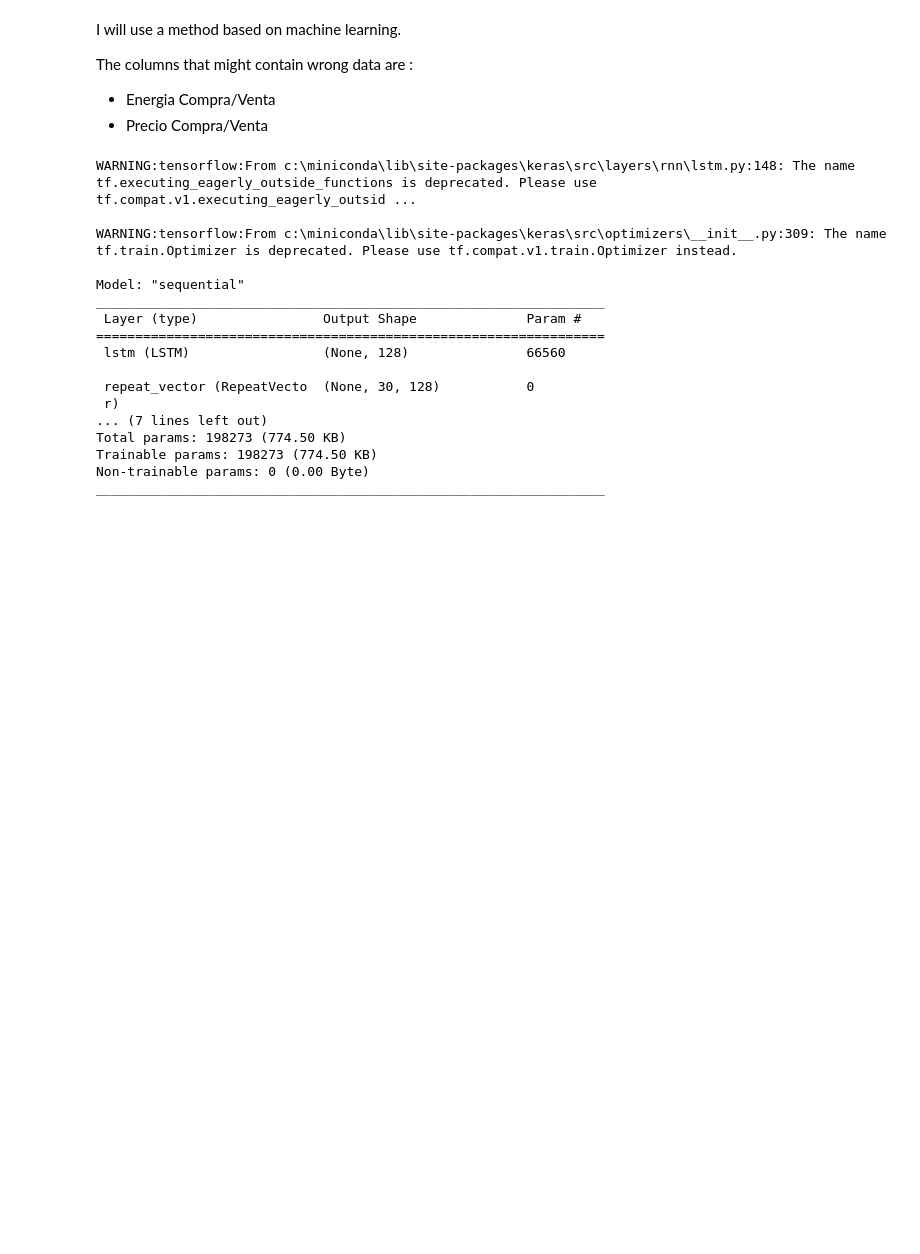
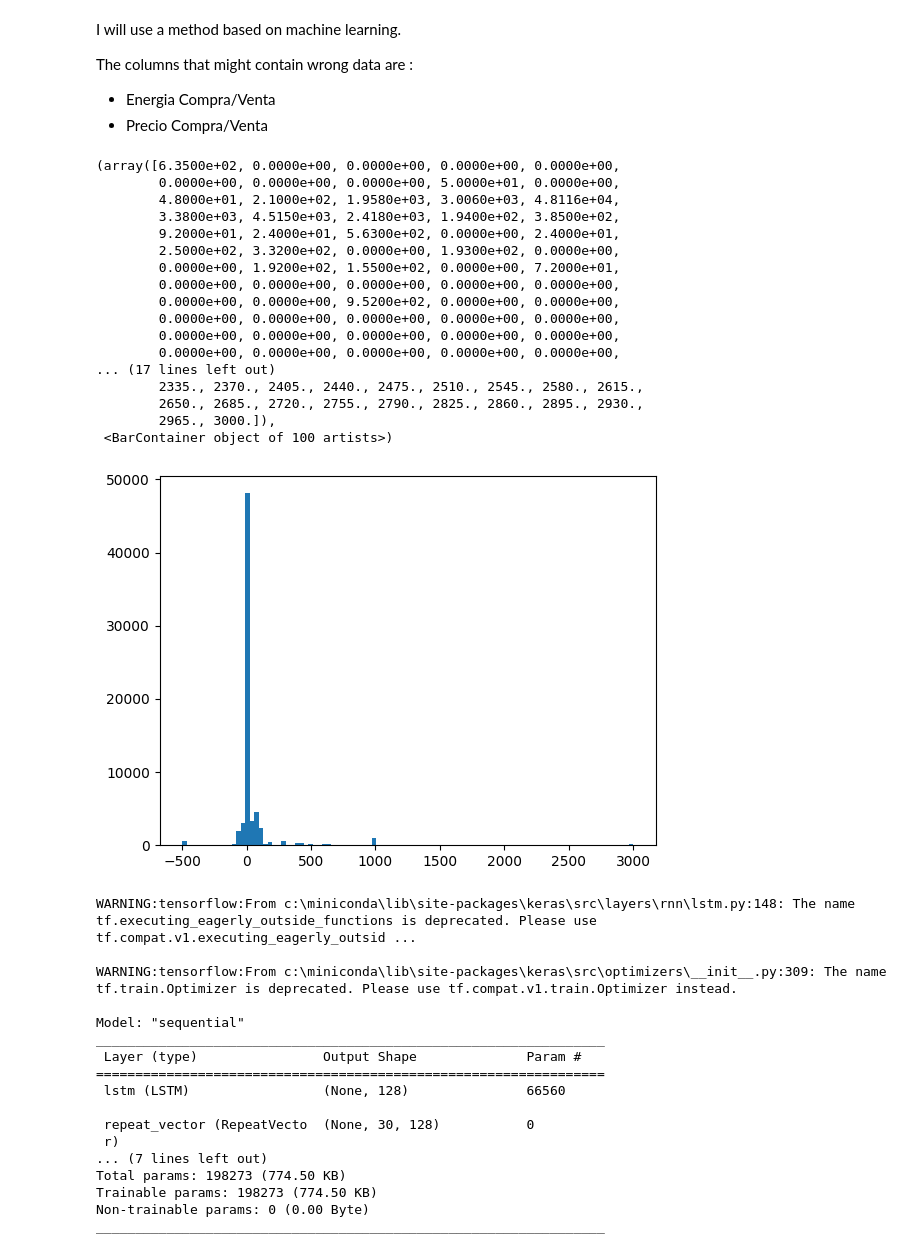
Before and after one commit to joseluissanchezr/analisis_datos, a Jupyter notebook: Grupo_3/data_cleaning.ipynb, the cells around one changed output. Cells and saved outputs as stored; diff of their text form; code cells hidden in the pictures; blank space fills up the shorter version.

```diff
--- a/Grupo_3/data_cleaning.ipynb
+++ b/Grupo_3/data_cleaning.ipynb
@@ -102,5 +102,29 @@ I will use a method based on machine learning.
 The columns that might contain wrong data are :
 * Energia Compra/Venta
 * Precio Compra/Venta
+# %%
+series = df[df["Tipo Oferta"] == "V"]['Precio Compra/Venta']
+# plt.plot(np.arange(len(series)), series, label='Value');
+
+plt.hist(series, bins=100)
+# %% [output]
+(array([6.3500e+02, 0.0000e+00, 0.0000e+00, 0.0000e+00, 0.0000e+00,
+        0.0000e+00, 0.0000e+00, 0.0000e+00, 5.0000e+01, 0.0000e+00,
+        4.8000e+01, 2.1000e+02, 1.9580e+03, 3.0060e+03, 4.8116e+04,
+        3.3800e+03, 4.5150e+03, 2.4180e+03, 1.9400e+02, 3.8500e+02,
+        9.2000e+01, 2.4000e+01, 5.6300e+02, 0.0000e+00, 2.4000e+01,
+        2.5000e+02, 3.3200e+02, 0.0000e+00, 1.9300e+02, 0.0000e+00,
+        0.0000e+00, 1.9200e+02, 1.5500e+02, 0.0000e+00, 7.2000e+01,
+        0.0000e+00, 0.0000e+00, 0.0000e+00, 0.0000e+00, 0.0000e+00,
+        0.0000e+00, 0.0000e+00, 9.5200e+02, 0.0000e+00, 0.0000e+00,
+        0.0000e+00, 0.0000e+00, 0.0000e+00, 0.0000e+00, 0.0000e+00,
+        0.0000e+00, 0.0000e+00, 0.0000e+00, 0.0000e+00, 0.0000e+00,
+        0.0000e+00, 0.0000e+00, 0.0000e+00, 0.0000e+00, 0.0000e+00,
+... (17 lines left out)
+        2335., 2370., 2405., 2440., 2475., 2510., 2545., 2580., 2615.,
+        2650., 2685., 2720., 2755., 2790., 2825., 2860., 2895., 2930.,
+        2965., 3000.]),
+ <BarContainer object of 100 artists>)
+[figure, added]
 # %%
 # Be careful to execute that after the processing
```
Also changed, not shown: parts of 2 cells of this notebook, 1 other file.
